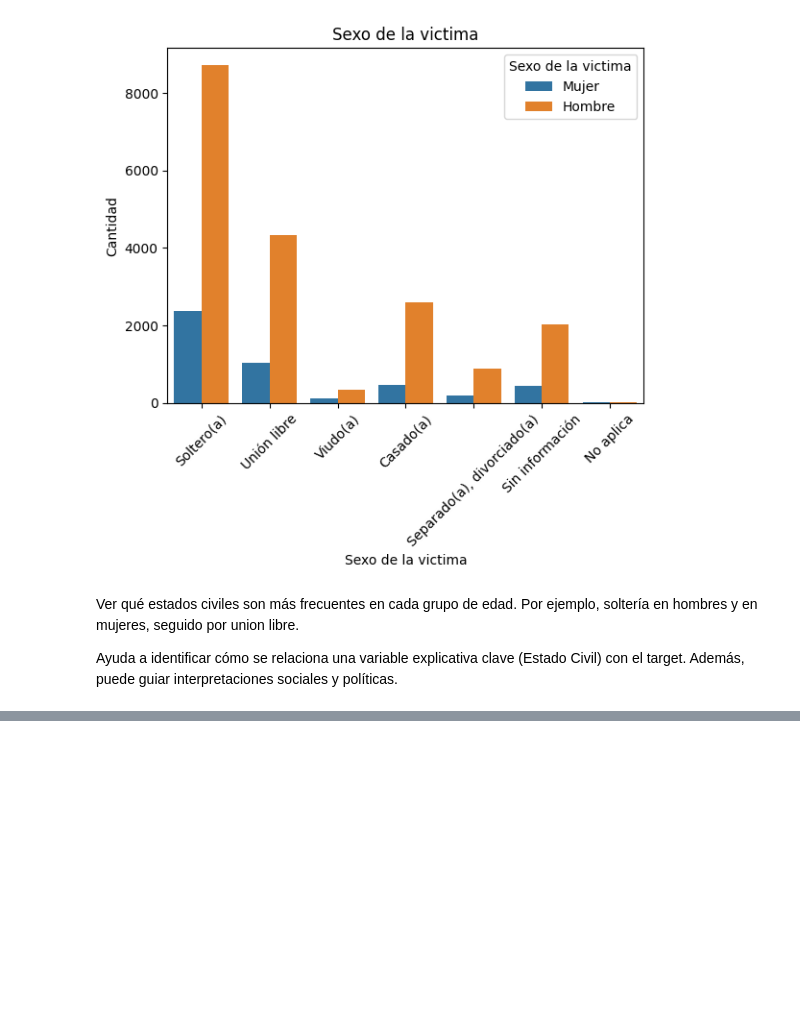
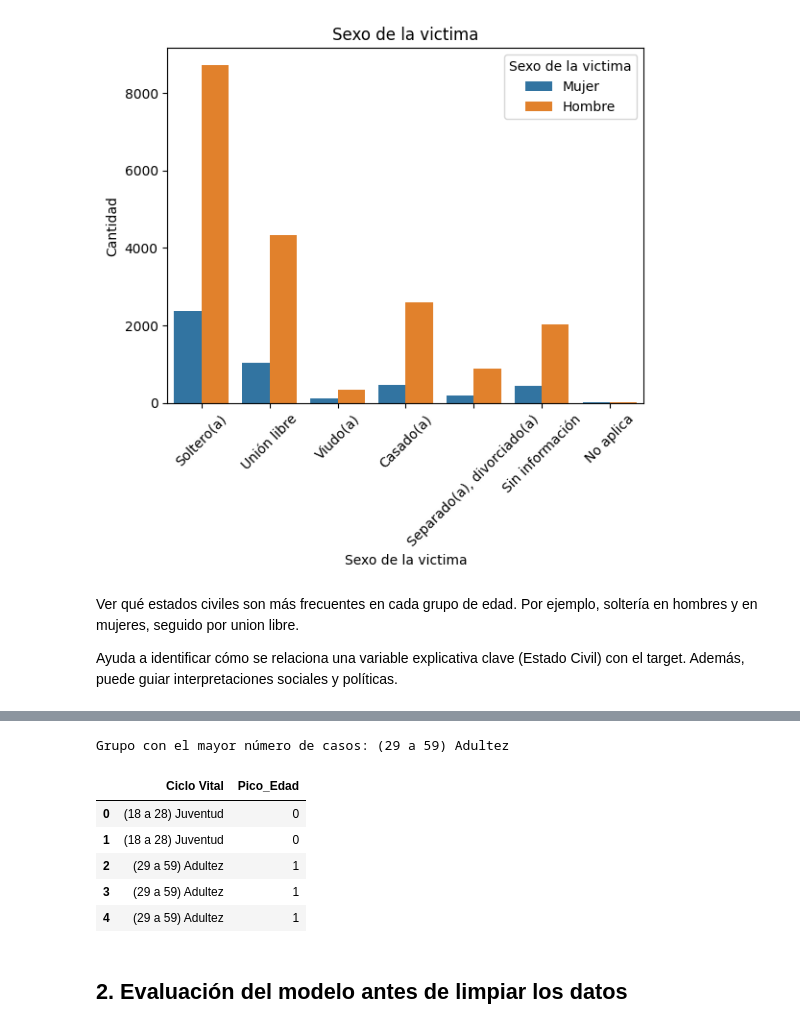
Before and after one commit to stefannyc28/suicidio, a Jupyter notebook: Notebook/Sesion 1.ipynb, the cells around one changed output, grey strips where cells are left out. Cells and saved outputs as stored; diff of their text form; code cells hidden in the pictures; blank space fills up the shorter version.

```diff
--- a/Notebook/Sesion 1.ipynb
+++ b/Notebook/Sesion 1.ipynb
@@ -195,0 +277,18 @@ Ayuda a identificar cómo se relaciona una variable explicativa clave (Estado Ci
+# %%
+import pandas as pd
+df = pd.read_csv('/workspaces/suicidio/Datos/Presuntos_Suicidios._Colombia.csv', sep=';')
+grupo_edad_counts = df["Ciclo Vital"].value_counts()
+grupo_con_mas_casos = grupo_edad_counts.idxmax()
+df["Pico_Edad"] = df["Ciclo Vital"].apply(lambda x: 1 if x == grupo_con_mas_casos else 0)
+print("Grupo con el mayor número de casos:", grupo_con_mas_casos)
+df[["Ciclo Vital", "Pico_Edad"]].head()
+# %% [output]
+Grupo con el mayor número de casos: (29 a 59) Adultez
+|  | Ciclo Vital | Pico_Edad |
+| 0 | (18 a 28) Juventud | 0 |
+| 1 | (18 a 28) Juventud | 0 |
+| 2 | (29 a 59) Adultez | 1 |
+| 3 | (29 a 59) Adultez | 1 |
+| 4 | (29 a 59) Adultez | 1 |
+# %% [markdown]
+## 2. Evaluación del modelo antes de limpiar los datos
```
Also changed, not shown: parts of 16 cells of this notebook.
